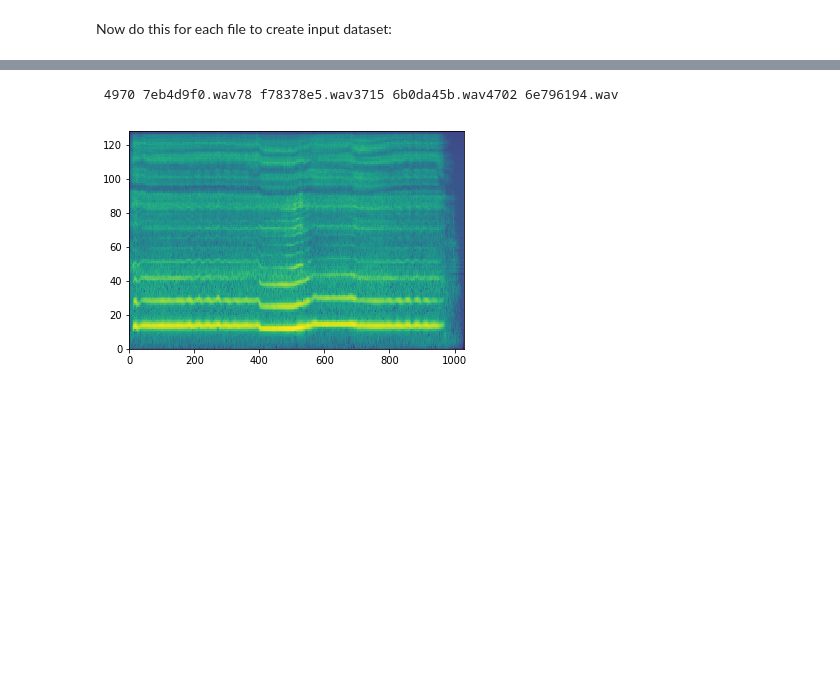
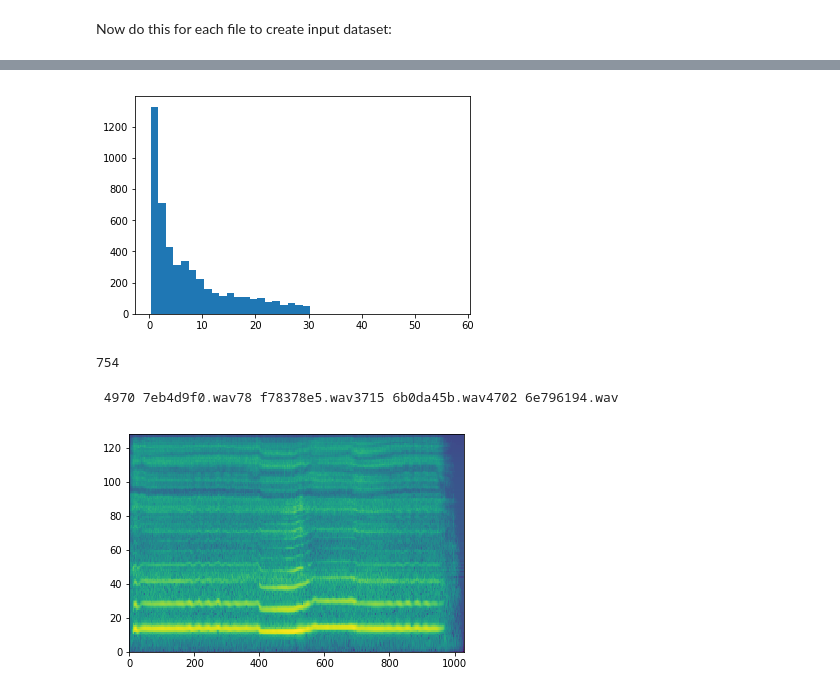
Before and after one commit to Erikskogetun/AudioTagging, a Jupyter notebook: ryan/data_importing_notebook.ipynb, the cells around one changed output, grey strips where cells are left out. Cells and saved outputs as stored; diff of their text form; code cells hidden in the pictures; blank space fills up the shorter version.

```diff
--- a/ryan/data_importing_notebook.ipynb
+++ b/ryan/data_importing_notebook.ipynb
@@ -142,3 +211,17 @@ Now do this for each file to create input dataset:
+# %%
+plt.hist(lengths, 40)
+plt.show()
+# %% [output]
+[figure, added]
+# %%
+i = 0
+for l in lengths:
+    if l < 1:
+        i += 1
+
+i
+# %% [output]
+754
 # %%
 # https://github.com/CPJKU/dcase_task2/blob/master/dcase_task2/prepare_spectrograms.py
 n_fft = 1024
```
Also changed, not shown: parts of 9 cells of this notebook, 3 other files.
